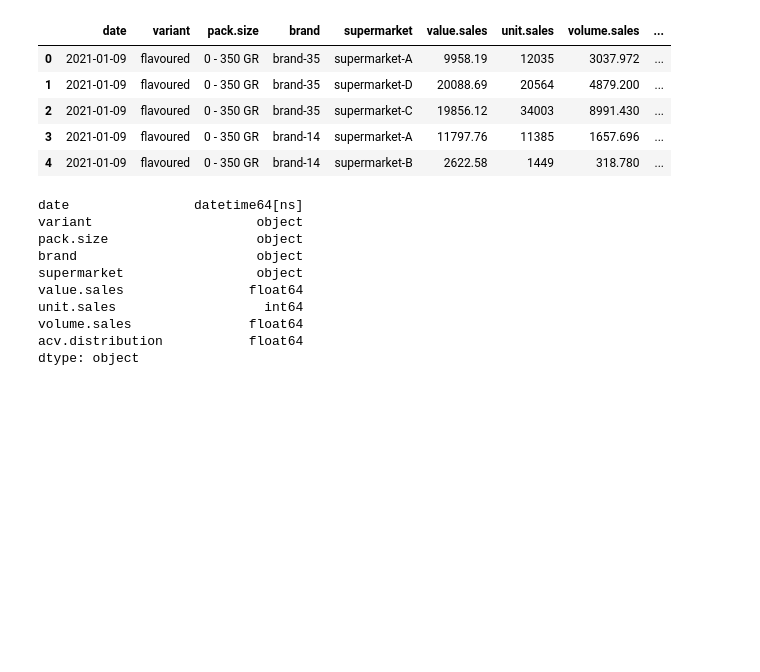
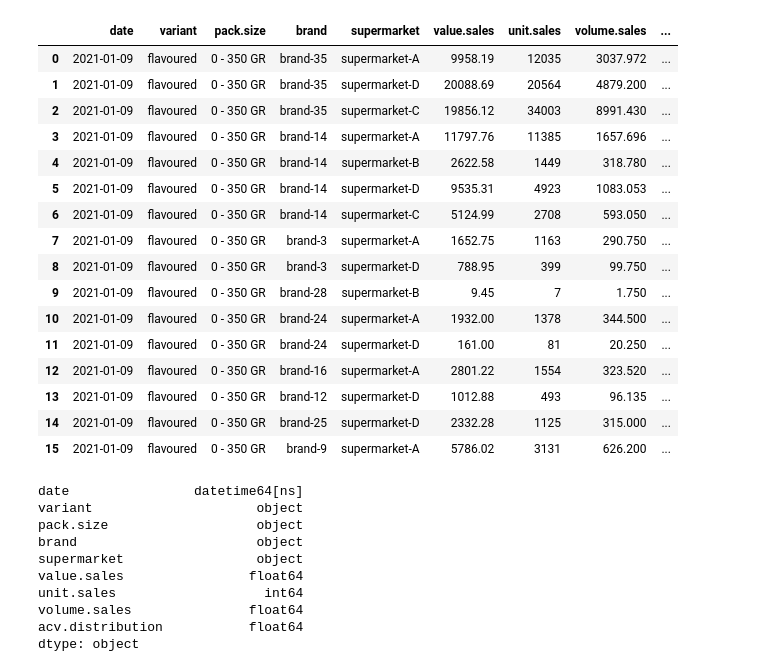
Before and after one commit to oscarjibou/BT-DataAnalysis, a Jupyter notebook: main.ipynb, the cells around one changed output. Saved outputs shown, nothing was run; the diff lists cells and outputs as text; code cells hidden in the pictures; blank space fills up the shorter version.

```diff
--- a/main.ipynb
+++ b/main.ipynb
@@ -5,15 +5,26 @@ import matplotlib.pyplot as plt
 # %%
 # read xlsx file
 raw_data = pd.read_excel("Datos_Market_copy.xlsx")
 # raw_data = df.to_dict(orient="records")
-raw_data.head()
+raw_data.head(16)
 # %% [output]
 |  | date | variant | pack.size | brand | supermarket | value.sales | unit.sales | volume.sales | ... |
 | 0 | 2021-01-09 | flavoured | 0 - 350 GR | brand-35 | supermarket-A | 9958.19 | 12035 | 3037.972 | ... |
 | 1 | 2021-01-09 | flavoured | 0 - 350 GR | brand-35 | supermarket-D | 20088.69 | 20564 | 4879.200 | ... |
 | 2 | 2021-01-09 | flavoured | 0 - 350 GR | brand-35 | supermarket-C | 19856.12 | 34003 | 8991.430 | ... |
 | 3 | 2021-01-09 | flavoured | 0 - 350 GR | brand-14 | supermarket-A | 11797.76 | 11385 | 1657.696 | ... |
 | 4 | 2021-01-09 | flavoured | 0 - 350 GR | brand-14 | supermarket-B | 2622.58 | 1449 | 318.780 | ... |
+| 5 | 2021-01-09 | flavoured | 0 - 350 GR | brand-14 | supermarket-D | 9535.31 | 4923 | 1083.053 | ... |
+| 6 | 2021-01-09 | flavoured | 0 - 350 GR | brand-14 | supermarket-C | 5124.99 | 2708 | 593.050 | ... |
+| 7 | 2021-01-09 | flavoured | 0 - 350 GR | brand-3 | supermarket-A | 1652.75 | 1163 | 290.750 | ... |
+| 8 | 2021-01-09 | flavoured | 0 - 350 GR | brand-3 | supermarket-D | 788.95 | 399 | 99.750 | ... |
+| 9 | 2021-01-09 | flavoured | 0 - 350 GR | brand-28 | supermarket-B | 9.45 | 7 | 1.750 | ... |
+| 10 | 2021-01-09 | flavoured | 0 - 350 GR | brand-24 | supermarket-A | 1932.00 | 1378 | 344.500 | ... |
+| 11 | 2021-01-09 | flavoured | 0 - 350 GR | brand-24 | supermarket-D | 161.00 | 81 | 20.250 | ... |
+| 12 | 2021-01-09 | flavoured | 0 - 350 GR | brand-16 | supermarket-A | 2801.22 | 1554 | 323.520 | ... |
+| 13 | 2021-01-09 | flavoured | 0 - 350 GR | brand-12 | supermarket-D | 1012.88 | 493 | 96.135 | ... |
+| 14 | 2021-01-09 | flavoured | 0 - 350 GR | brand-25 | supermarket-D | 2332.28 | 1125 | 315.000 | ... |
+| 15 | 2021-01-09 | flavoured | 0 - 350 GR | brand-9 | supermarket-A | 5786.02 | 3131 | 626.200 | ... |
 # %%
 print(raw_data.dtypes)
 # %% [output]
```
Also changed, not shown: parts of 9 cells of this notebook, 2 other files.
